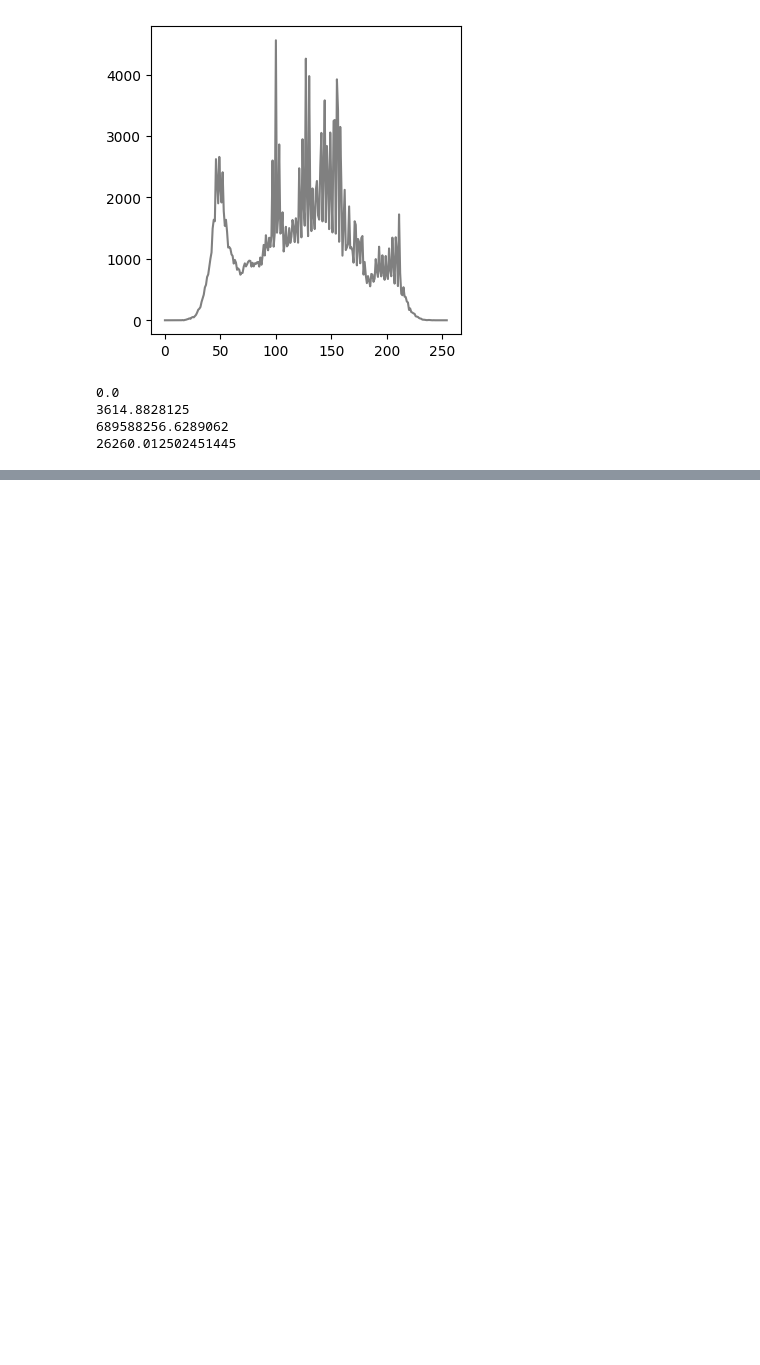
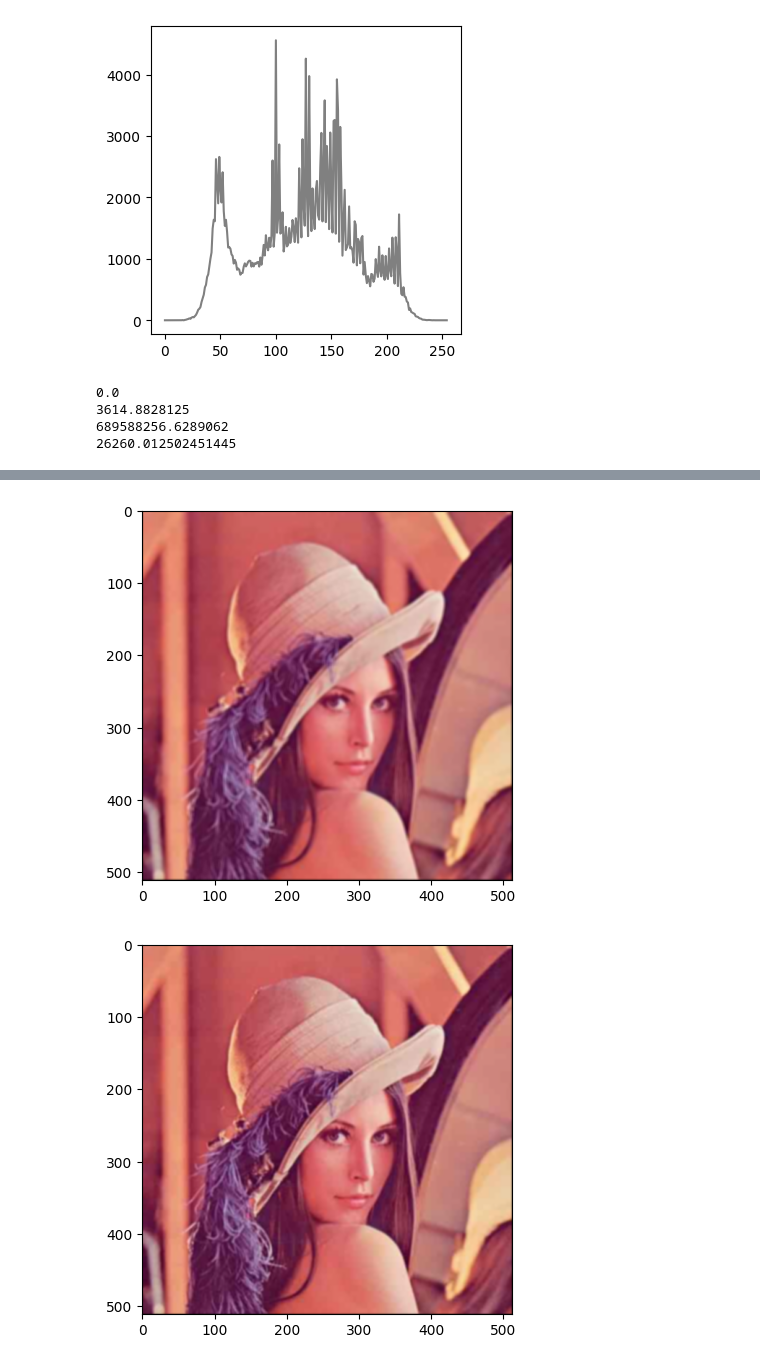
Before and after one commit to mzawadzki0/wstep_do_grafiki, a Jupyter notebook: Testing.ipynb, the cells around one changed output, grey strips where cells are left out. Cells and saved outputs as stored; diff of their text form; code cells hidden in the pictures; blank space fills up the shorter version.

```diff
--- a/Testing.ipynb
+++ b/Testing.ipynb
@@ -85,0 +86,33 @@ img.show_img()
+# %%
+import numpy as np
+
+
+blur = np.ones((5,5))
+
+gaussian_blur = np.array(
+    [[1, 4, 6, 2, 1],
+     [4, 16, 24, 16, 4],
+     [6, 24, 36, 24, 6],
+     [4, 16, 24, 16, 4],
+     [1, 4, 6, 4, 1]]
+)
+
+sharpen = np.array(
+    [[0, -1, 0],
+     [-1, 5, -1],
+     [0, -1, 0]]
+)
+
+edges_0 = np.array(
+    [[-1, 0, 1],
+     [-2, 0, 2],
+     [-1, 0, 1]]
+)
+
+Image.conv_2d(lena, blur, 0.04).show_img()
+Image.conv_2d(lena, gaussian_blur, 1/2**8).show_img()
+Image.conv_2d(lena, sharpen).show_img()
+Image.conv_2d(lena, edges_0).show_img() # ok
+# %% [output]
+[figure, added]
+[figure, added]
```
Also changed, not shown: parts of 2 cells of this notebook, 1 other file.
